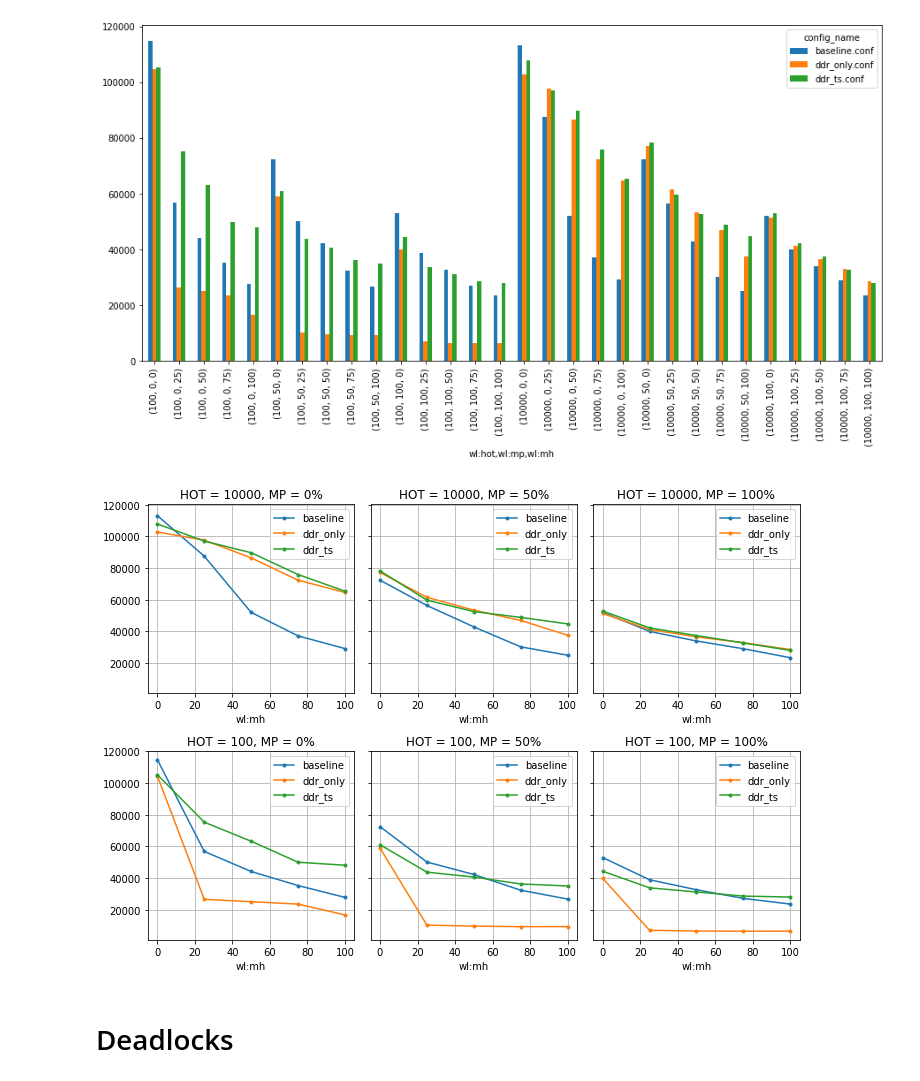
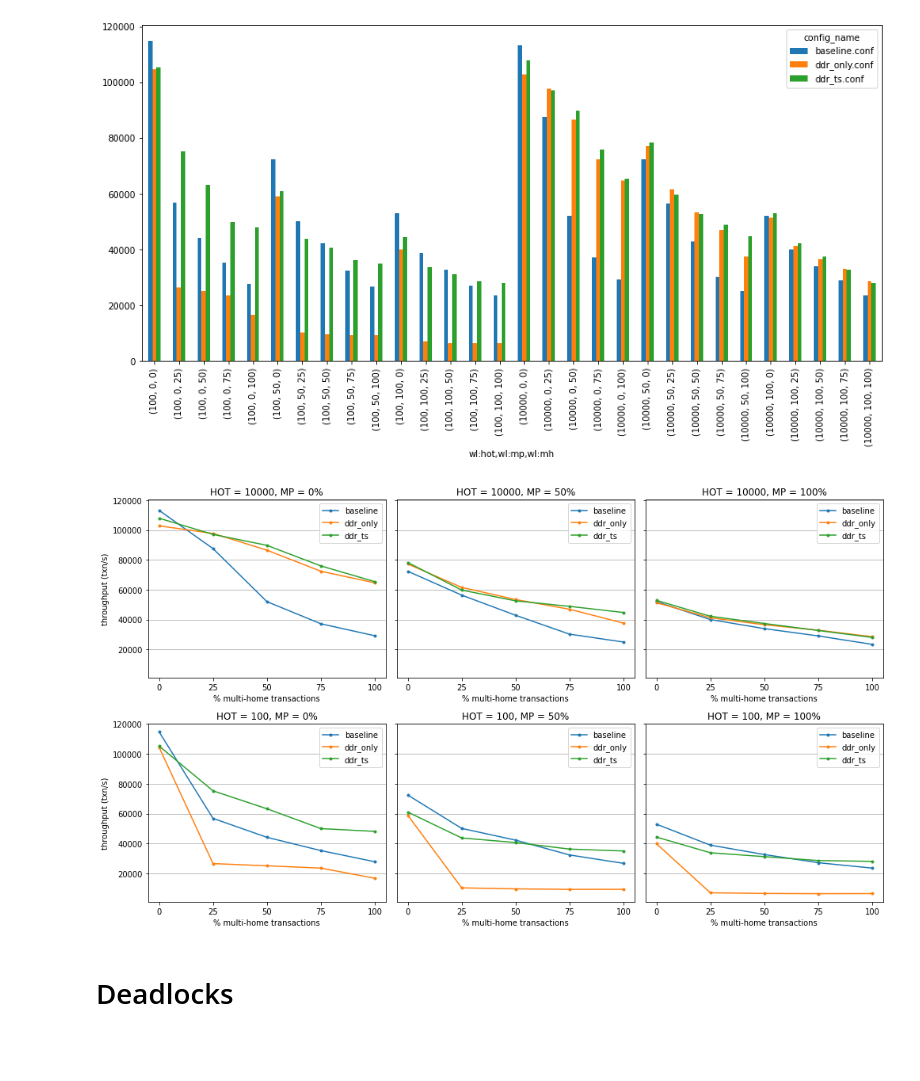
Before and after one commit to umd-dslam/DetockAnalysis, a Jupyter notebook: Microbenchmark.ipynb, the cells around one changed output. Cells and saved outputs as stored; diff of their text form; code cells hidden in the pictures; blank space fills up the shorter version.

```diff
--- a/Microbenchmark.ipynb
+++ b/Microbenchmark.ipynb
@@ -62,2 +50,15 @@ index_df = index_sdf.toPandas()\
 # %% [markdown]
 # Throughput
+# %%
+THRP_PREFIX = "quick/asym90"
+
+thrp_index_sdf = get_index(THRP_PREFIX).cache()
+thrp_index_df = thrp_index_sdf.toPandas()\
+    .convert_dtypes()\
+    .astype({
+        "wl:hot": "int32",
+        "wl:mh": "int32",
+        "wl:mp": "int32"
+    })
+
+thrp_index_df
@@ -64,7 +70,7 @@ index_df = index_sdf.toPandas()\
 # %% [markdown]
 ## Compute everything or read from cache
 # %%
-IGNORE_CACHE = False
+IGNORE_CACHE = True
 
 def compute_throughput(prefix):
     res = throughput(
@@ -83,13 +89,11 @@ def compute_all_throughputs(index_sdf):
     # Compute the throughput of each prefix
     throughput_df["throughput"] = throughput_df.apply(lambda r : compute_throughput(r["prefix"]), axis=1)
     # Associate metadata from the index to the throughputs
-    return throughput_df.merge(index_df, on="prefix")
+    return throughput_df.merge(thrp_index_df, on="prefix")
 
 
-cache_path = f'{PREFIX}/throughput.parquet'
-if not IGNORE_CACHE and os.path.isfile(cache_path):
-    throughput_df = pd.read_parquet(cache_path)
-else:
-    throughput_df = compute_all_throughputs(index_sdf)
-    throughput_df.to_parquet(cache_path)
-    print(f"Saved to: {cache_path}")
+throughput_df = from_cache_or_compute(
+    f'{THRP_PREFIX}/throughput.parquet',
+    lambda: compute_all_throughputs(thrp_index_sdf),
+    ignore_cache=IGNORE_CACHE,
+)
@@ -110,7 +118,7 @@ Saved to: main/ycsb/throughput.parquet
 ### Add new rows
 # %%
 new_rows = compute_all_throughputs(
-    index_sdf.where(col("config_name") == "ddr_only_no_ddr.conf")
+    thrp_index_sdf.where(col("config_name") == "ddr_only_no_ddr.conf")
 )
 
 throughput_df = pd.concat([throughput_df, new_rows])
@@ -138,24 +146,28 @@ pivoted.sort_index().plot.bar(figsize=(15, 7))
 <AxesSubplot:xlabel='wl:hot,wl:mp,wl:mh'>
 [figure]
 # %%
-_, axes = plt.subplots(2, 3, figsize=(10, 7), sharey=True)
+_, axes = plt.subplots(2, 3, figsize=(14, 8), sharey=True)
 
 configs = throughput_df["config_name"].unique()
 mp_pcts = sorted(throughput_df["wl:mp"].unique())
+mh_pcts = sorted(throughput_df["wl:mh"].unique())
 hots = sorted(throughput_df["wl:hot"].unique(), reverse=True)
 
 for config in configs:
     for r, hot in enumerate(hots):
         for c, mp_pct in enumerate(mp_pcts):
             mask = (throughput_df["config_name"] == config) & (throughput_df["wl:mp"] == mp_pct) & (throughput_df["wl:hot"] == hot)
             label = config.replace('.conf', '')
             throughput_df[mask].sort_values("wl:mh").plot(ax=axes[r, c], x="wl:mh", y="throughput", label=label, marker='.')
             axes[r, c].set_title(f"HOT = {hot}, MP = {mp_pct}%")
-            axes[r, c].grid()
+            axes[r, c].set_ylabel("throughput (txn/s)")
+            axes[r, c].set_xlabel("% multi-home transactions")
+            axes[r, c].set_xticks(mh_pcts)
+            axes[r, c].grid(axis='y')
 
 plt.tight_layout()
 # %% [output]
-[figure, old version]
+[figure, new version]
 # %% [markdown]
 # Deadlocks
 # %%
```
Also changed, not shown: parts of 22 cells of this notebook, 4 other files.
